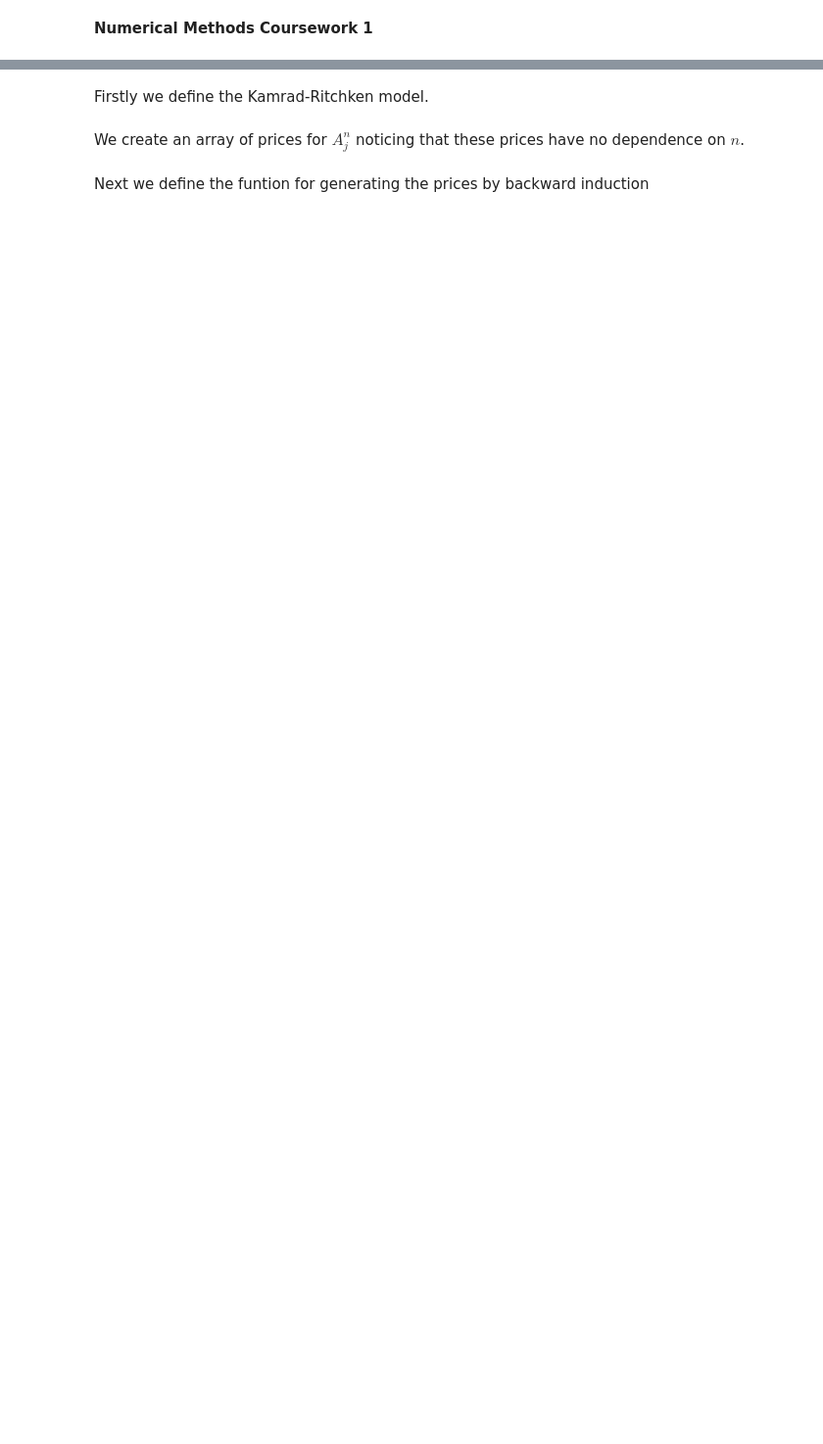
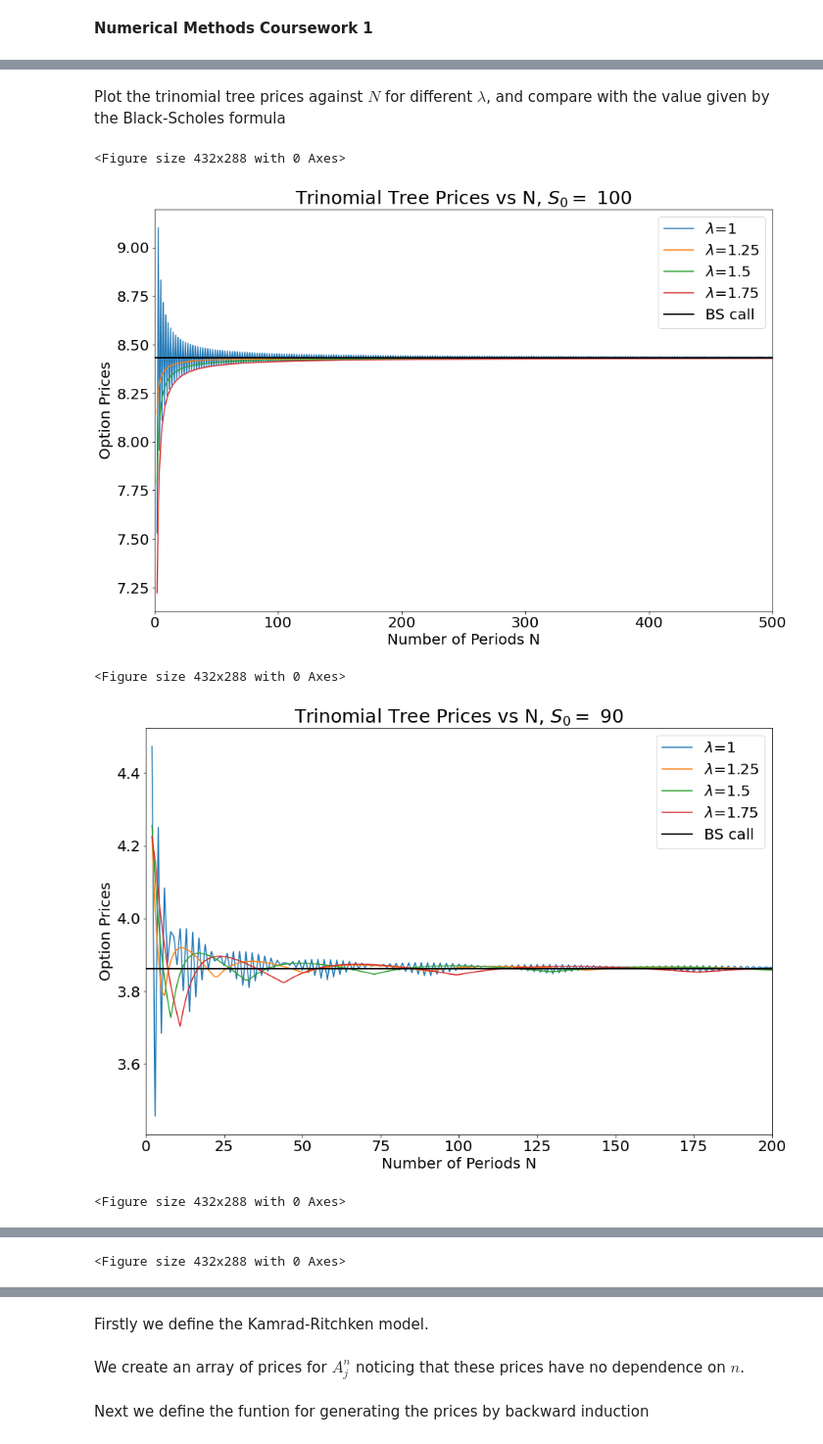
Before and after one commit to akermangeo/NumericalMethods1, a Jupyter notebook: projectCode.ipynb, the cells around one changed output, grey strips where cells are left out. Shown at 98% size. Cells and saved outputs as stored; diff of their text form; code cells hidden in the pictures; blank space fills up the shorter version.

```diff
--- a/projectCode.ipynb
+++ b/projectCode.ipynb
@@ -8,0 +68,56 @@ from scipy.optimize import curve_fit
+# %%
+#========1.(b)==========
+s0, r, T, sigma, K = 100, 0.01, 1, 0.2, 100
+lamda_val = np.array([1,1.25, 1.5, 1.75])
+CallPayoff = lambda x: np.maximum(x - K,0)
+
+def varyNandlamda (s0, N_val, r, T, sigma, K):
+    TriTreePrices = np.zeros((len(N_val), len(lamda_val)))
+    for i in range(len(lamda_val)):
+        lamda = lamda_val[i]
+        for j in range(len(N_val)):
+            N = N_val[j]
+            u, qu, qm, qd, R = KRparam(lamda, sigma, T/N, r)
+            V = TrinomialTreeEuropean(s0, u, qu, qm, qd, R, N, CallPayoff)
+            TriTreePrices[j,i] = V[0,0]
+
+    European_V = pd.DataFrame(TriTreePrices, columns = [r'$\lambda$=1',r'$\lambda$=1.25',r'$\lambda$=1.5',r'$\lambda$=1.75'], index = N_val, )
+    bscall = BS_call(s0, K, T, r, sigma)
+
+    return European_V, bscall
+# %% [markdown]
+Plot the trinomial tree prices against $N$ for different $\lambda$, and compare with the value given by the Black-Scholes formula
+# %%
+def BS_call(S, K, T, r, sigma):
+
+    d1 = (np.log(S / K) + (r + 0.5 * sigma ** 2) * T) / (sigma * np.sqrt(T))
+    d2 = (np.log(S / K) + (r - 0.5 * sigma ** 2) * T) / (sigma * np.sqrt(T))
+    call = (S * si.norm.cdf(d1, 0.0, 1.0) - K * np.exp(-r * T) * si.norm.cdf(d2, 0.0, 1.0))
+
+    return call
+
+#make the plot
+def plotagainstN (s0, N_val):
+
+    plt.figure()
+    European_V, bscall = varyNandlamda( s0, N_val, r, T, sigma, K )
+    ax1 = European_V.plot(title = r'Trinomial Tree Prices vs N, $S_0 =$ {}'.format(s0),
+                        figsize = (15,10),fontsize = 20, xlim = [0,len(N_val)+1])
+    ax1.title.set_size(25)
+    ax1.axhline(y = bscall , color = 'k', linewidth = 2, linestyle = '-',label = 'BS call')
+    ax1.set_xlabel('Number of Periods N',fontsize = 20)
+    ax1.set_ylabel('Option Prices', fontsize = 20)
+    ax1.legend(loc=1,fontsize=20)
+    plt.savefig('plotoverN{}_{}.pdf'.format(s0,len(N_val)+1))
+    plt.show()
+
+plotagainstN(100,np.arange(2,501))
+plotagainstN(90,np.arange(2,201))
+plotagainstN(100,np.arange(2,201))
+plotagainstN(110,np.arange(2,201))
+# %% [output]
+<Figure size 432x288 with 0 Axes>
+[figure, added]
+<Figure size 432x288 with 0 Axes>
+[figure, added]
+<Figure size 432x288 with 0 Axes>
@@ -8,0 +125 @@ from scipy.optimize import curve_fit
+<Figure size 432x288 with 0 Axes>
```
Also changed, not shown: parts of 35 cells of this notebook, 2 other files.
